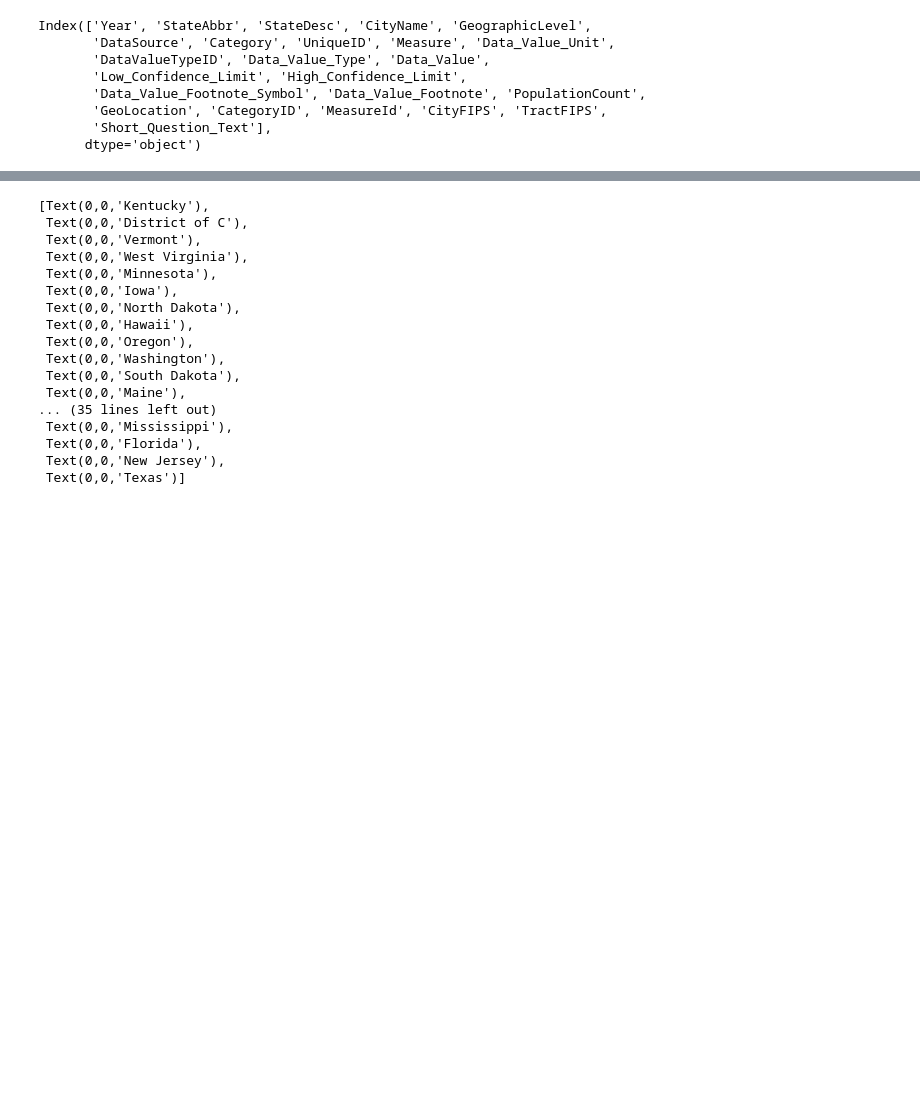
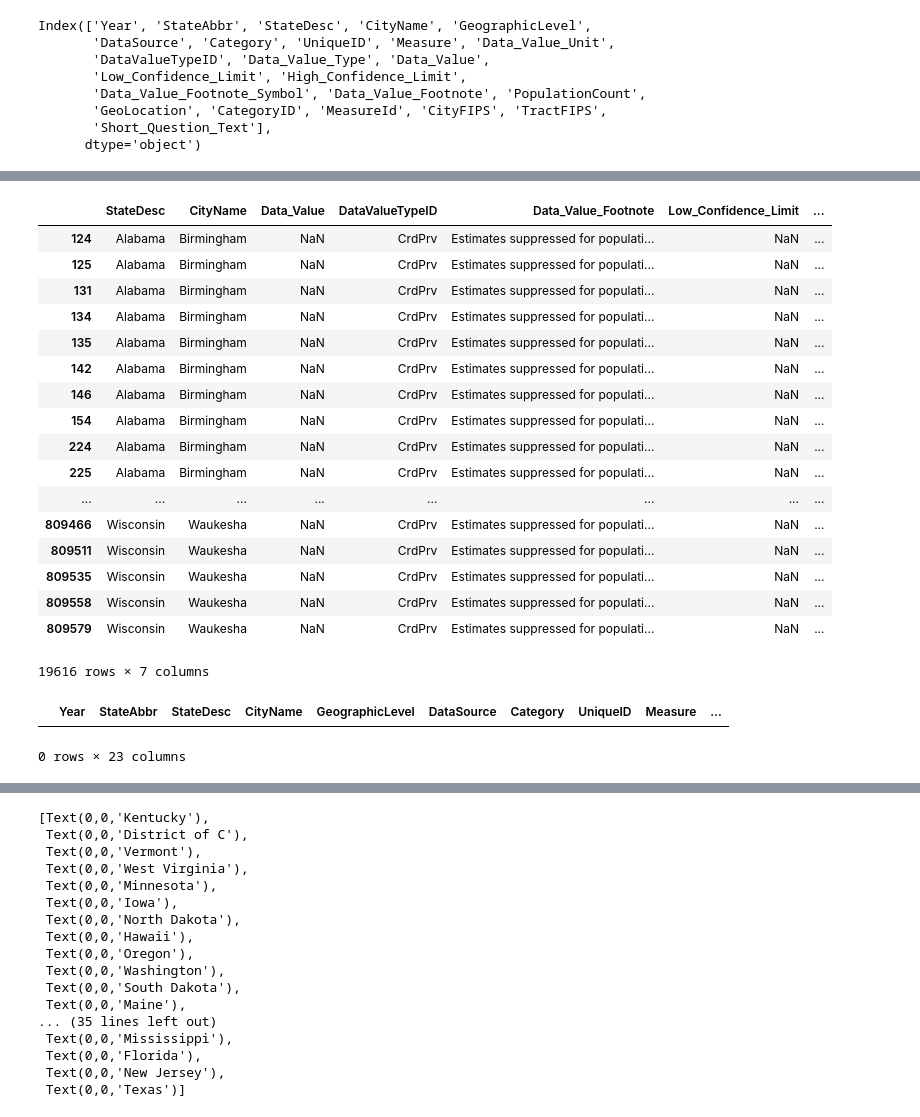
Before and after one commit to singhanithish/healthUS500cities, a Jupyter notebook: 500USCities_healthdata_analysis_visualization.ipynb, the cells around one changed output, grey strips where cells are left out. Saved outputs shown, nothing was run; the diff lists cells and outputs as text; code cells hidden in the pictures; blank space fills up the shorter version.

```diff
--- a/500USCities_healthdata_analysis_visualization.ipynb
+++ b/500USCities_healthdata_analysis_visualization.ipynb
@@ -286,0 +266,21 @@ df2016[df2016.isnull().any(axis=1)]
+# %%
+df2016.loc[df2016['Data_Value'].isnull(),['StateDesc','CityName','Data_Value','DataValueTypeID','Data_Value_Footnote','Low_Confidence_Limit','High_Confidence_Limit']]
+# %% [output]
+|  | StateDesc | CityName | Data_Value | DataValueTypeID | Data_Value_Footnote | Low_Confidence_Limit | ... |
+| 124 | Alabama | Birmingham | NaN | CrdPrv | Estimates suppressed for populati... | NaN | ... |
+| 125 | Alabama | Birmingham | NaN | CrdPrv | Estimates suppressed for populati... | NaN | ... |
+| 131 | Alabama | Birmingham | NaN | CrdPrv | Estimates suppressed for populati... | NaN | ... |
+| 134 | Alabama | Birmingham | NaN | CrdPrv | Estimates suppressed for populati... | NaN | ... |
+| 135 | Alabama | Birmingham | NaN | CrdPrv | Estimates suppressed for populati... | NaN | ... |
+| 142 | Alabama | Birmingham | NaN | CrdPrv | Estimates suppressed for populati... | NaN | ... |
+| 146 | Alabama | Birmingham | NaN | CrdPrv | Estimates suppressed for populati... | NaN | ... |
+| 154 | Alabama | Birmingham | NaN | CrdPrv | Estimates suppressed for populati... | NaN | ... |
+| 224 | Alabama | Birmingham | NaN | CrdPrv | Estimates suppressed for populati... | NaN | ... |
+| 225 | Alabama | Birmingham | NaN | CrdPrv | Estimates suppressed for populati... | NaN | ... |
+| ... | ... | ... | ... | ... | ... | ... | ... |
+| 809466 | Wisconsin | Waukesha | NaN | CrdPrv | Estimates suppressed for populati... | NaN | ... |
+| 809511 | Wisconsin | Waukesha | NaN | CrdPrv | Estimates suppressed for populati... | NaN | ... |
+| 809535 | Wisconsin | Waukesha | NaN | CrdPrv | Estimates suppressed for populati... | NaN | ... |
+| 809558 | Wisconsin | Waukesha | NaN | CrdPrv | Estimates suppressed for populati... | NaN | ... |
+| 809579 | Wisconsin | Waukesha | NaN | CrdPrv | Estimates suppressed for populati... | NaN | ... |
+19616 rows × 7 columns
@@ -287,6 +289,11 @@ df2016[df2016.isnull().any(axis=1)]
 # %%
 ##Drop columns Data_Value_Footnote Data_Value_Footnote_Symbol symbol and #Data
 del df2016['Data_Value_Footnote_Symbol']
+# %%
+df2016.loc[df2016.Data_Value.isnull()]
+# %% [output]
+|  | Year | StateAbbr | StateDesc | CityName | GeographicLevel | DataSource | Category | UniqueID | Measure | ... |
+0 rows × 23 columns
 # %%
 del df2016['Data_Value_Footnote']
 # %%
```
Also changed, not shown: parts of 40 cells of this notebook, 9 other files.
